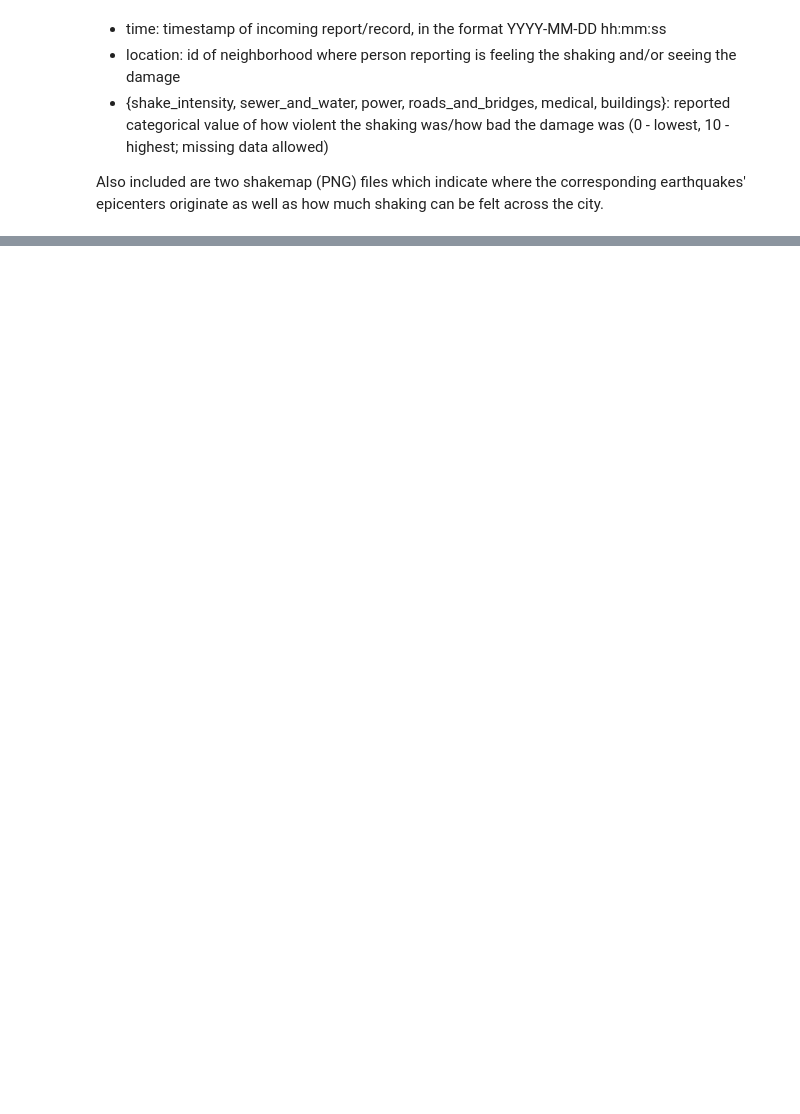
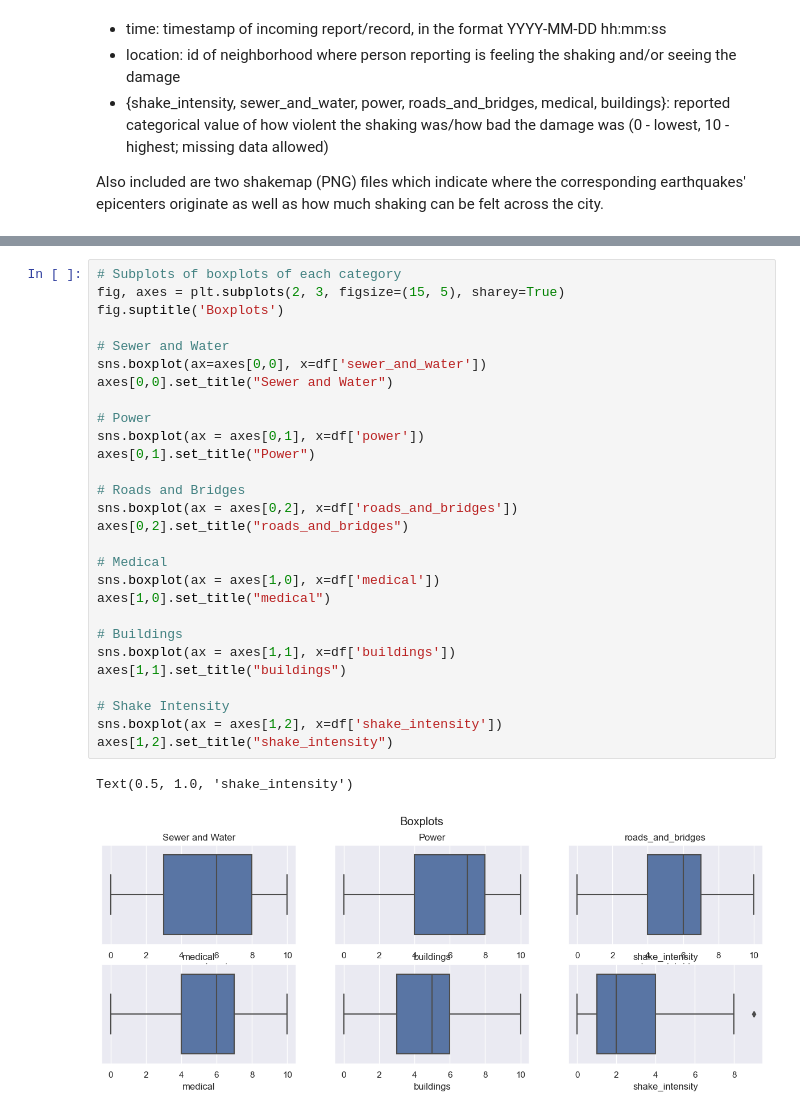
Before and after one commit to dasooni/VAST-19, a Jupyter notebook: project.ipynb, the cells around one changed output, grey strips where cells are left out. Drawn from its saved outputs; the diff is of its cells as text; blank space fills up the shorter version.

```diff
--- a/project.ipynb
+++ b/project.ipynb
@@ -26,0 +30,31 @@ df.head()
+# %%
+# Subplots of boxplots of each category
+fig, axes = plt.subplots(2, 3, figsize=(15, 5), sharey=True)
+fig.suptitle('Boxplots')
+
+# Sewer and Water
+sns.boxplot(ax=axes[0,0], x=df['sewer_and_water'])
+axes[0,0].set_title("Sewer and Water")
+
+# Power
+sns.boxplot(ax = axes[0,1], x=df['power'])
+axes[0,1].set_title("Power")
+
+# Roads and Bridges
+sns.boxplot(ax = axes[0,2], x=df['roads_and_bridges'])
+axes[0,2].set_title("roads_and_bridges")
+
+# Medical
+sns.boxplot(ax = axes[1,0], x=df['medical'])
+axes[1,0].set_title("medical")
+
+# Buildings
+sns.boxplot(ax = axes[1,1], x=df['buildings'])
+axes[1,1].set_title("buildings")
+
+# Shake Intensity
+sns.boxplot(ax = axes[1,2], x=df['shake_intensity'])
+axes[1,2].set_title("shake_intensity")
+# %% [output]
+Text(0.5, 1.0, 'shake_intensity')
+[figure, added]
```
Also changed, not shown: parts of 3 cells of this notebook.
